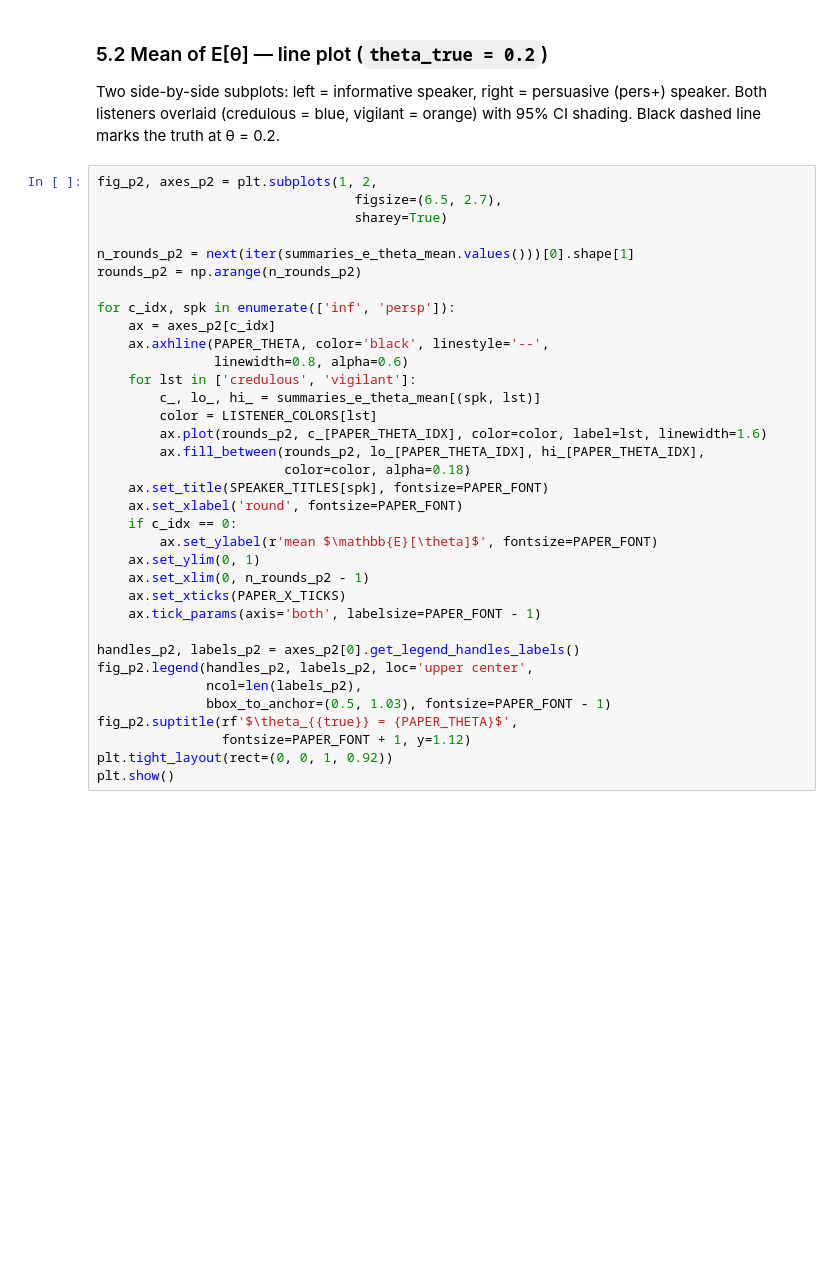
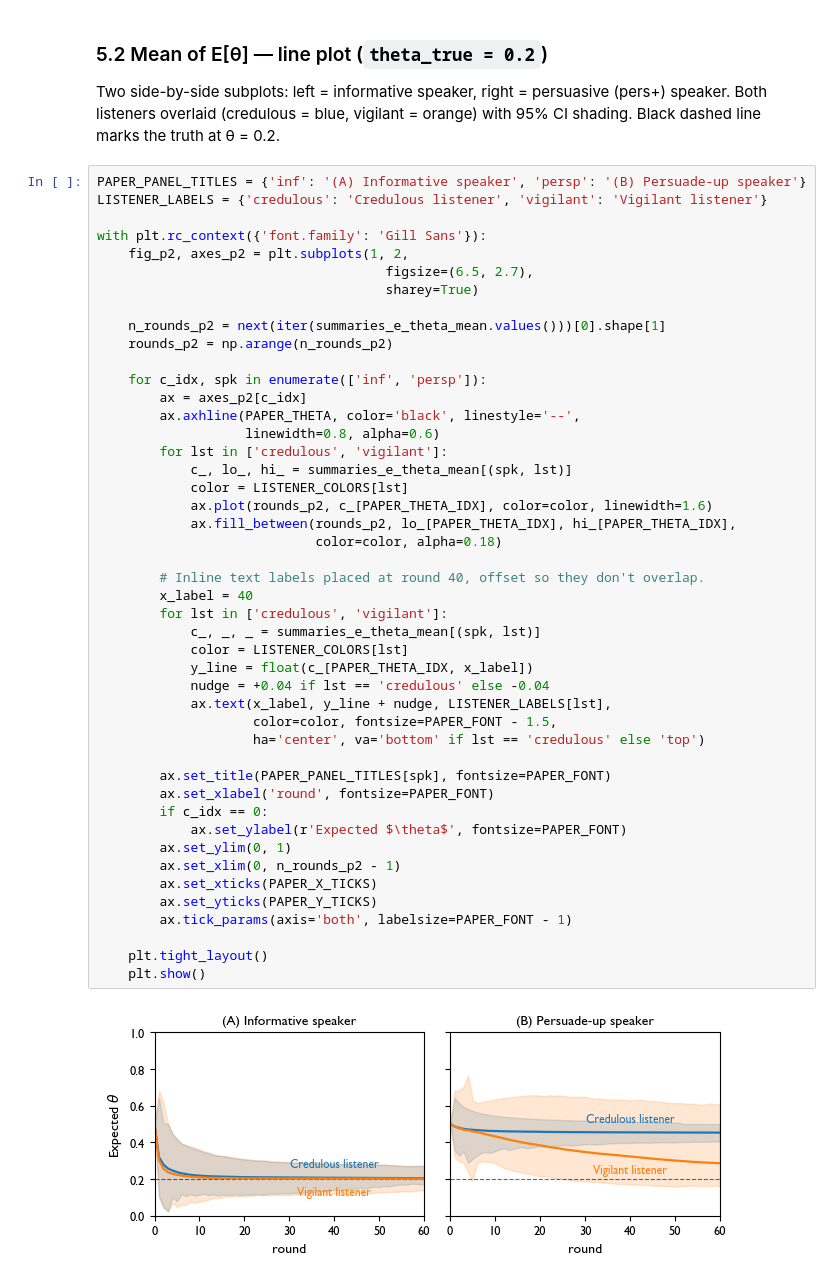
Before and after one commit to KeFangPsych/prag_net, a Jupyter notebook: models/simulations/simulation_experiments/n1m5_T60_obs5000_seed42/analyze.ipynb, the cells around one changed output. Saved outputs shown, nothing was run; the diff lists cells and outputs as text; blank space fills up the shorter version.

```diff
--- a/models/simulations/simulation_experiments/n1m5_T60_obs5000_seed42/analyze.ipynb
+++ b/models/simulations/simulation_experiments/n1m5_T60_obs5000_seed42/analyze.ipynb
@@ -552,37 +619,50 @@ plt.show()
 
 Two side-by-side subplots: left = informative speaker, right = persuasive (pers+) speaker. Both listeners overlaid (credulous = blue, vigilant = orange) with 95% CI shading. Black dashed line marks the truth at θ = 0.2.
 # %%
-fig_p2, axes_p2 = plt.subplots(1, 2,
-                                 figsize=(6.5, 2.7),
-                                 sharey=True)
+PAPER_PANEL_TITLES = {'inf': '(A) Informative speaker', 'persp': '(B) Persuade-up speaker'}
+LISTENER_LABELS = {'credulous': 'Credulous listener', 'vigilant': 'Vigilant listener'}
 
-n_rounds_p2 = next(iter(summaries_e_theta_mean.values()))[0].shape[1]
-rounds_p2 = np.arange(n_rounds_p2)
+with plt.rc_context({'font.family': 'Gill Sans'}):
+    fig_p2, axes_p2 = plt.subplots(1, 2,
+                                     figsize=(6.5, 2.7),
+                                     sharey=True)
 
-for c_idx, spk in enumerate(['inf', 'persp']):
-    ax = axes_p2[c_idx]
-    ax.axhline(PAPER_THETA, color='black', linestyle='--',
-               linewidth=0.8, alpha=0.6)
-    for lst in ['credulous', 'vigilant']:
-        c_, lo_, hi_ = summaries_e_theta_mean[(spk, lst)]
-        color = LISTENER_COLORS[lst]
-        ax.plot(rounds_p2, c_[PAPER_THETA_IDX], color=color, label=lst, linewidth=1.6)
-        ax.fill_between(rounds_p2, lo_[PAPER_THETA_IDX], hi_[PAPER_THETA_IDX],
-                        color=color, alpha=0.18)
-    ax.set_title(SPEAKER_TITLES[spk], fontsize=PAPER_FONT)
-    ax.set_xlabel('round', fontsize=PAPER_FONT)
-    if c_idx == 0:
-        ax.set_ylabel(r'mean $\mathbb{E}[\theta]$', fontsize=PAPER_FONT)
-    ax.set_ylim(0, 1)
-    ax.set_xlim(0, n_rounds_p2 - 1)
-    ax.set_xticks(PAPER_X_TICKS)
-    ax.tick_params(axis='both', labelsize=PAPER_FONT - 1)
+    n_rounds_p2 = next(iter(summaries_e_theta_mean.values()))[0].shape[1]
+    rounds_p2 = np.arange(n_rounds_p2)
 
-handles_p2, labels_p2 = axes_p2[0].get_legend_handles_labels()
-fig_p2.legend(handles_p2, labels_p2, loc='upper center',
-              ncol=len(labels_p2),
-              bbox_to_anchor=(0.5, 1.03), fontsize=PAPER_FONT - 1)
-fig_p2.suptitle(rf'$\theta_{{true}} = {PAPER_THETA}$',
-                fontsize=PAPER_FONT + 1, y=1.12)
-plt.tight_layout(rect=(0, 0, 1, 0.92))
-plt.show()
+    for c_idx, spk in enumerate(['inf', 'persp']):
+        ax = axes_p2[c_idx]
+        ax.axhline(PAPER_THETA, color='black', linestyle='--',
+                   linewidth=0.8, alpha=0.6)
+        for lst in ['credulous', 'vigilant']:
+            c_, lo_, hi_ = summaries_e_theta_mean[(spk, lst)]
+            color = LISTENER_COLORS[lst]
+            ax.plot(rounds_p2, c_[PAPER_THETA_IDX], color=color, linewidth=1.6)
+            ax.fill_between(rounds_p2, lo_[PAPER_THETA_IDX], hi_[PAPER_THETA_IDX],
+                            color=color, alpha=0.18)
+
+        # Inline text labels placed at round 40, offset so they don't overlap.
+        x_label = 40
+        for lst in ['credulous', 'vigilant']:
+            c_, _, _ = summaries_e_theta_mean[(spk, lst)]
+            color = LISTENER_COLORS[lst]
+            y_line = float(c_[PAPER_THETA_IDX, x_label])
+            nudge = +0.04 if lst == 'credulous' else -0.04
+            ax.text(x_label, y_line + nudge, LISTENER_LABELS[lst],
+                    color=color, fontsize=PAPER_FONT - 1.5,
+                    ha='center', va='bottom' if lst == 'credulous' else 'top')
+
+        ax.set_title(PAPER_PANEL_TITLES[spk], fontsize=PAPER_FONT)
+        ax.set_xlabel('round', fontsize=PAPER_FONT)
+        if c_idx == 0:
+            ax.set_ylabel(r'Expected $\theta$', fontsize=PAPER_FONT)
+        ax.set_ylim(0, 1)
+        ax.set_xlim(0, n_rounds_p2 - 1)
+        ax.set_xticks(PAPER_X_TICKS)
+        ax.set_yticks(PAPER_Y_TICKS)
+        ax.tick_params(axis='both', labelsize=PAPER_FONT - 1)
+
+    plt.tight_layout()
+    plt.show()
+# %% [output]
+[figure, added]
```
Also changed, not shown: parts of 18 cells of this notebook.
